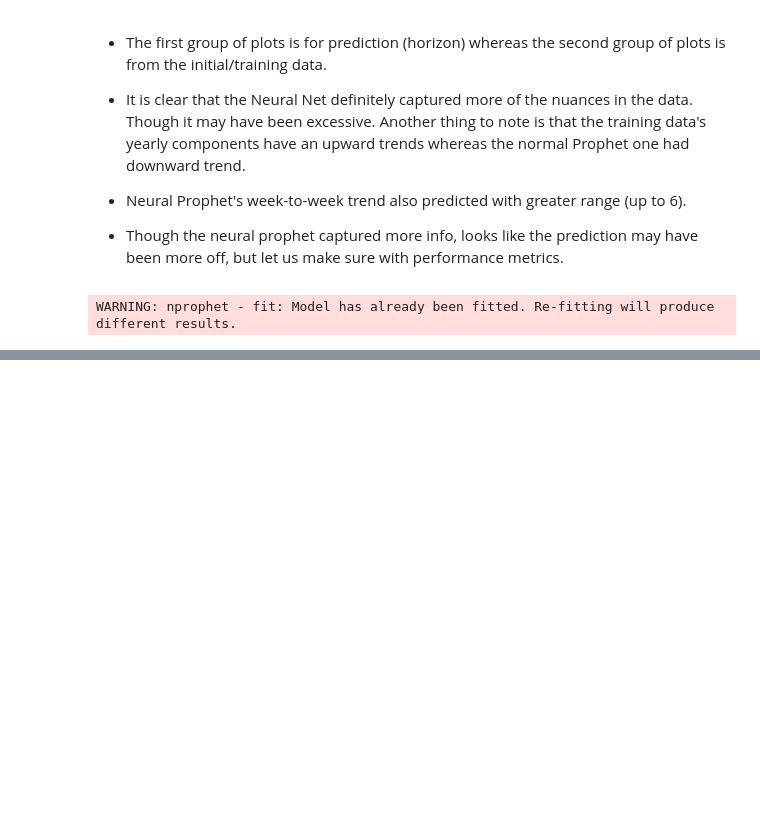
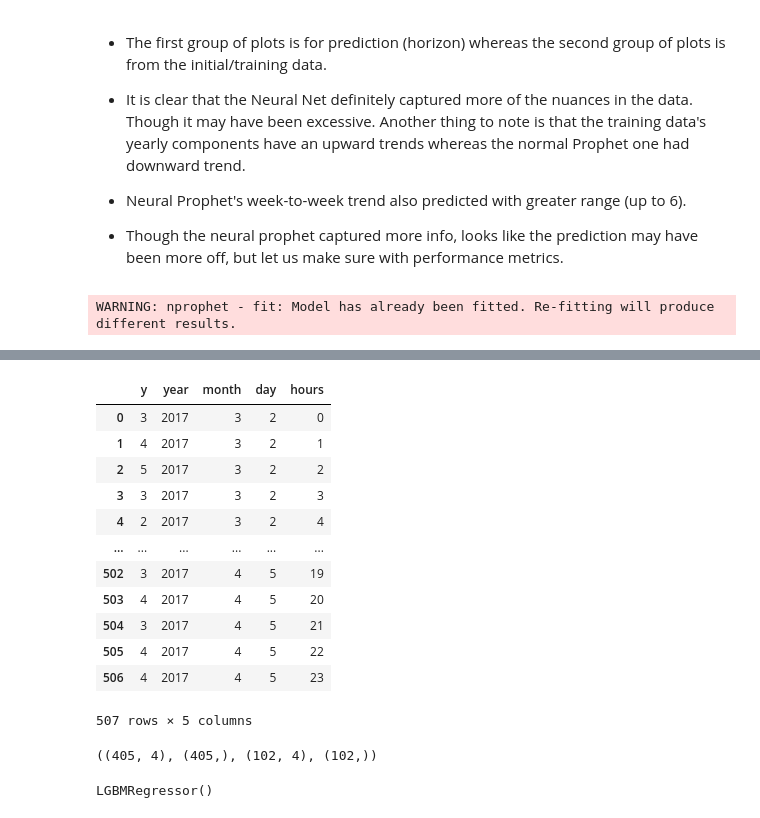
Before and after one commit to mindyng/Take-Homes, a Jupyter notebook: shipt-grocery-tech-supply-demand-forecasting.ipynb, the cells around one changed output, grey strips where cells are left out. Drawn from its saved outputs; the diff is of its cells as text; code cells hidden in the pictures; blank space fills up the shorter version.

```diff
--- a/shipt-grocery-tech-supply-demand-forecasting.ipynb
+++ b/shipt-grocery-tech-supply-demand-forecasting.ipynb
@@ -410,0 +485,19 @@ Though let us see if our forecasts can be better with other Time Series models.
+# %%
+#Need to drop useless columns that do not suppy info for model: ds, minutes, seconds
+supply_df = supply_df.drop(columns = ['ds', 'minutes','seconds'])
+# %%
+supply_df
+# %% [output]
+|  | y | year | month | day | hours |
+| 0 | 3 | 2017 | 3 | 2 | 0 |
+| 1 | 4 | 2017 | 3 | 2 | 1 |
+| 2 | 5 | 2017 | 3 | 2 | 2 |
+| 3 | 3 | 2017 | 3 | 2 | 3 |
+| 4 | 2 | 2017 | 3 | 2 | 4 |
+| ... | ... | ... | ... | ... | ... |
+| 502 | 3 | 2017 | 4 | 5 | 19 |
+| 503 | 4 | 2017 | 4 | 5 | 20 |
+| 504 | 3 | 2017 | 4 | 5 | 21 |
+| 505 | 4 | 2017 | 4 | 5 | 22 |
+| 506 | 4 | 2017 | 4 | 5 | 23 |
+507 rows × 5 columns
@@ -410,0 +510,9 @@ Though let us see if our forecasts can be better with other Time Series models.
+# %%
+train_x.shape,train_y.shape,test_x.shape,test_y.shape
+# %% [output]
+((405, 4), (405,), (102, 4), (102,))
+# %%
+reg = lgb.LGBMRegressor()
+reg.fit(train_x, train_y)
+# %% [output]
+LGBMRegressor()
```
Also changed, not shown: parts of 21 cells of this notebook.
